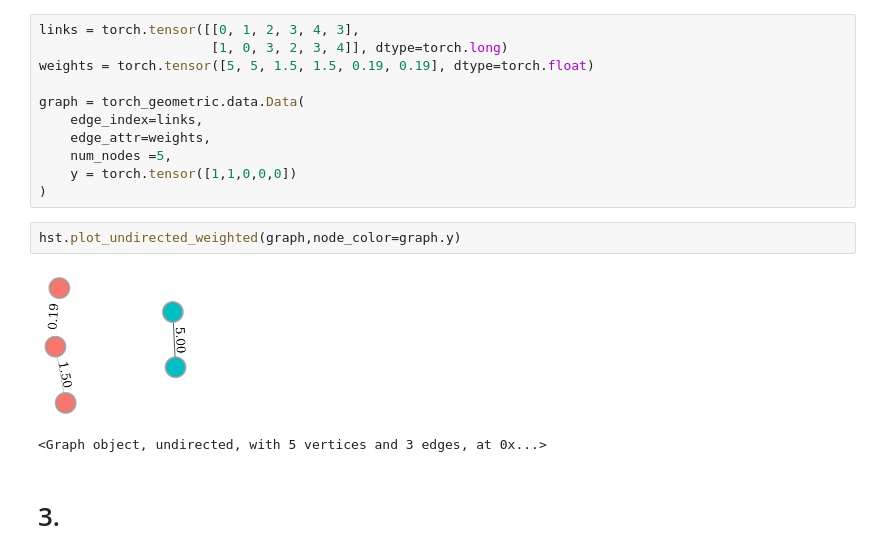
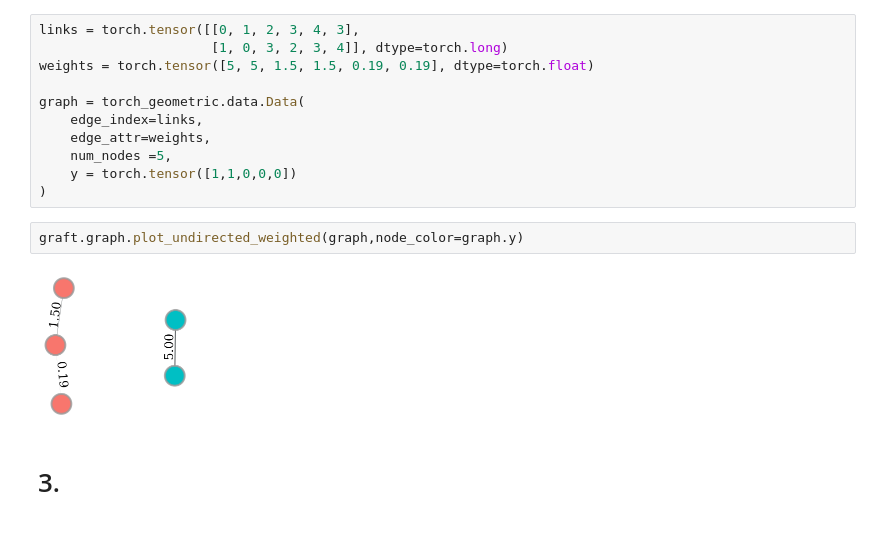
Before and after one commit to miruetoto/share, a Jupyter notebook: 001_그래프신호만들고시각화하기.ipynb, the cells around one changed output. Drawn from its saved outputs; the diff is of its cells as text.

```diff
--- a/001_그래프신호만들고시각화하기.ipynb
+++ b/001_그래프신호만들고시각화하기.ipynb
@@ -94,10 +90,9 @@ graph = torch_geometric.data.Data(
     y = torch.tensor([1,1,0,0,0])
 )
 # %%
-hst.plot_undirected_weighted(graph,node_color=graph.y)
+graft.graph.plot_undirected_weighted(graph,node_color=graph.y)
 # %% [output]
-[figure, old version]
+[figure, new version]
-<Graph object, undirected, with 5 vertices and 3 edges, at 0x...>
 # %% [markdown]
 # 3.
 # %% [markdown]
```
Also changed, not shown: parts of 6 cells of this notebook, 5 other files.
